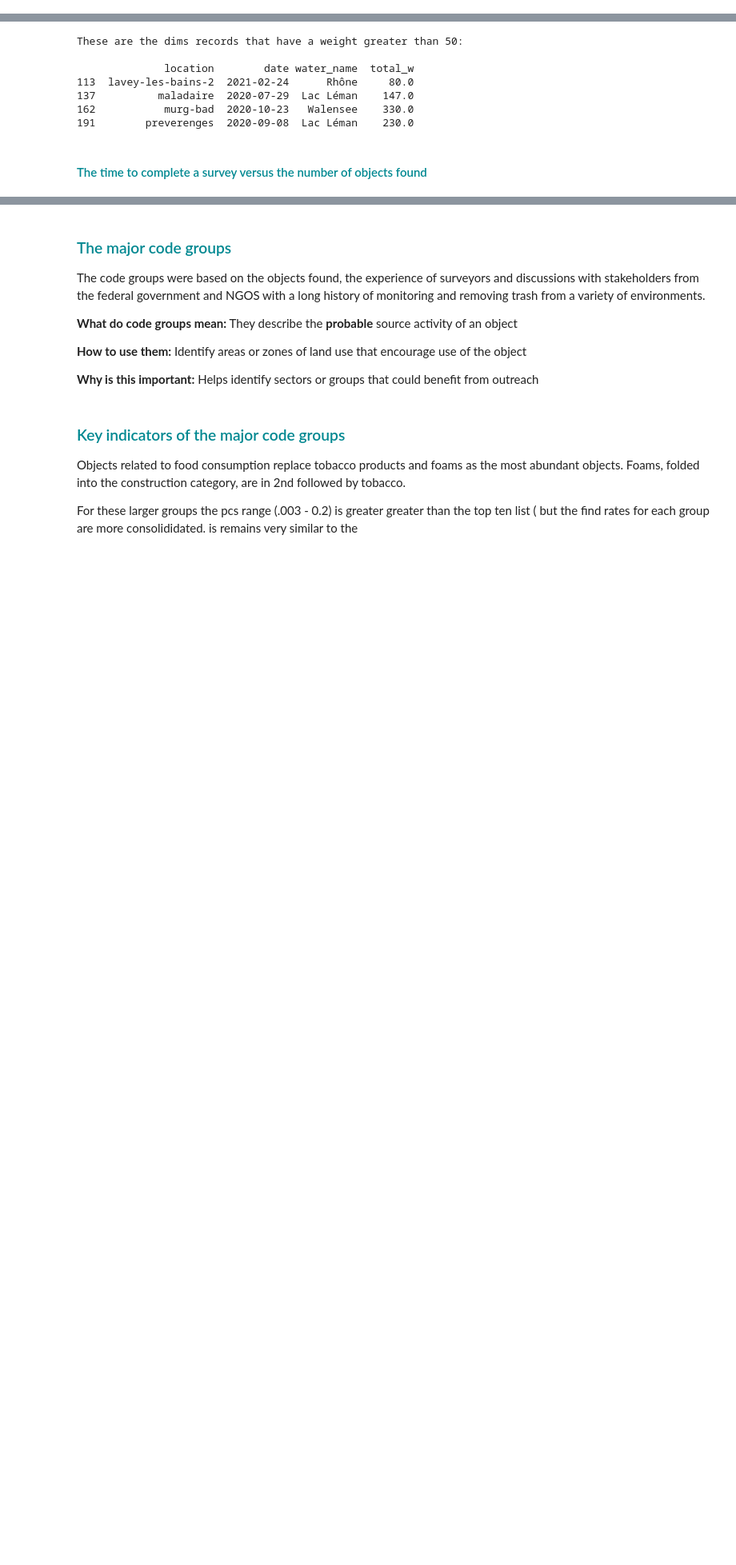
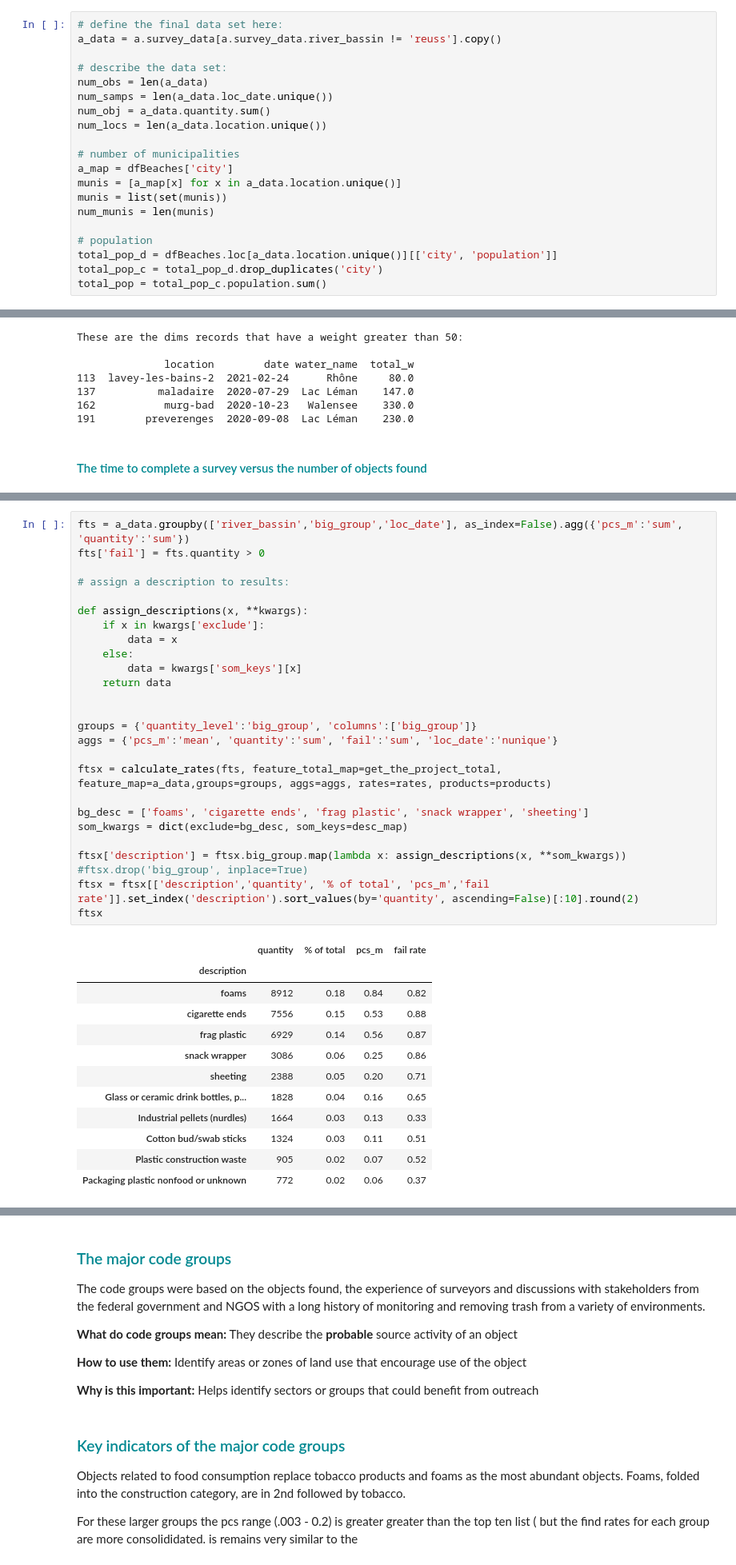
Before and after one commit to hammerdirt-analyst/iqals, a Jupyter notebook: use_a_class.ipynb, the cells around one changed output, grey strips where cells are left out. Shown at 80% size. Drawn from its saved outputs; the diff is of its cells as text; blank space fills up the shorter version.

```diff
--- a/use_a_class.ipynb
+++ b/use_a_class.ipynb
@@ -271,0 +296,20 @@ Valid for surveys between 2020-04-01 and 2021-04-01
+# %%
+# define the final data set here:
+a_data = a.survey_data[a.survey_data.river_bassin != 'reuss'].copy()
+
+# describe the data set:
+num_obs = len(a_data)
+num_samps = len(a_data.loc_date.unique())
+num_obj = a_data.quantity.sum()
+num_locs = len(a_data.location.unique())
+
+# number of municipalities
+a_map = dfBeaches['city']
+munis = [a_map[x] for x in a_data.location.unique()]
+munis = list(set(munis))
+num_munis = len(munis)
+
+# population
+total_pop_d = dfBeaches.loc[a_data.location.unique()][['city', 'population']]
+total_pop_c = total_pop_d.drop_duplicates('city')
+total_pop = total_pop_c.population.sum()
@@ -748,0 +557,39 @@ Annex A has the complete list and key indicaotrs of all objects found at the nat
+# %%
+fts = a_data.groupby(['river_bassin','big_group','loc_date'], as_index=False).agg({'pcs_m':'sum', 'quantity':'sum'})
+fts['fail'] = fts.quantity > 0
+
+# assign a description to results:
+
+def assign_descriptions(x, **kwargs):
+    if x in kwargs['exclude']:
+        data = x
+    else:
+        data = kwargs['som_keys'][x]
+    return data
+
+
+groups = {'quantity_level':'big_group', 'columns':['big_group']}
+aggs = {'pcs_m':'mean', 'quantity':'sum', 'fail':'sum', 'loc_date':'nunique'}
+
+ftsx = calculate_rates(fts, feature_total_map=get_the_project_total, feature_map=a_data,groups=groups, aggs=aggs, rates=rates, products=products)
+
+bg_desc = ['foams', 'cigarette ends', 'frag plastic', 'snack wrapper', 'sheeting']
+som_kwargs = dict(exclude=bg_desc, som_keys=desc_map)
+
+ftsx['description'] = ftsx.big_group.map(lambda x: assign_descriptions(x, **som_kwargs))
+#ftsx.drop('big_group', inplace=True)
+ftsx = ftsx[['description','quantity', '% of total', 'pcs_m','fail rate']].set_index('description').sort_values(by='quantity', ascending=False)[:10].round(2)
+ftsx
+# %% [output]
+|  | quantity | % of total | pcs_m | fail rate |
+| description |  |  |  |  |
+| foams | 8912 | 0.18 | 0.84 | 0.82 |
+| cigarette ends | 7556 | 0.15 | 0.53 | 0.88 |
+| frag plastic | 6929 | 0.14 | 0.56 | 0.87 |
+| snack wrapper | 3086 | 0.06 | 0.25 | 0.86 |
+| sheeting | 2388 | 0.05 | 0.20 | 0.71 |
+| Glass or ceramic drink bottles, p... | 1828 | 0.04 | 0.16 | 0.65 |
+| Industrial pellets (nurdles) | 1664 | 0.03 | 0.13 | 0.33 |
+| Cotton bud/swab sticks | 1324 | 0.03 | 0.11 | 0.51 |
+| Plastic construction waste | 905 | 0.02 | 0.07 | 0.52 |
+| Packaging plastic nonfood or unknown | 772 | 0.02 | 0.06 | 0.37 |
```
Also changed, not shown: parts of 79 cells of this notebook, 2 other files.
